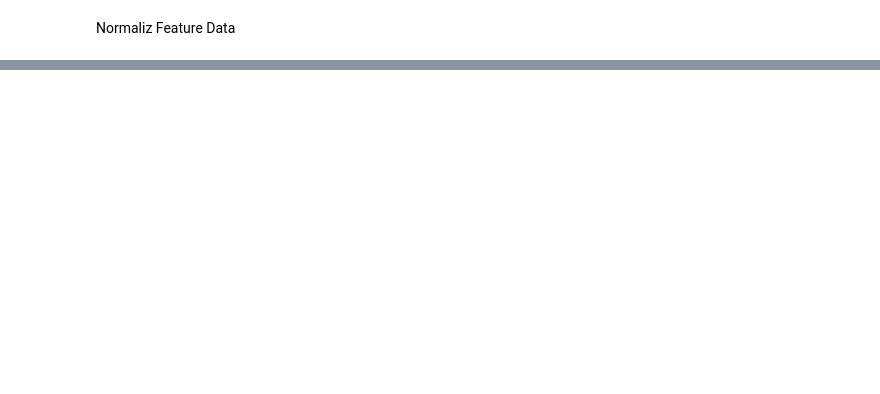
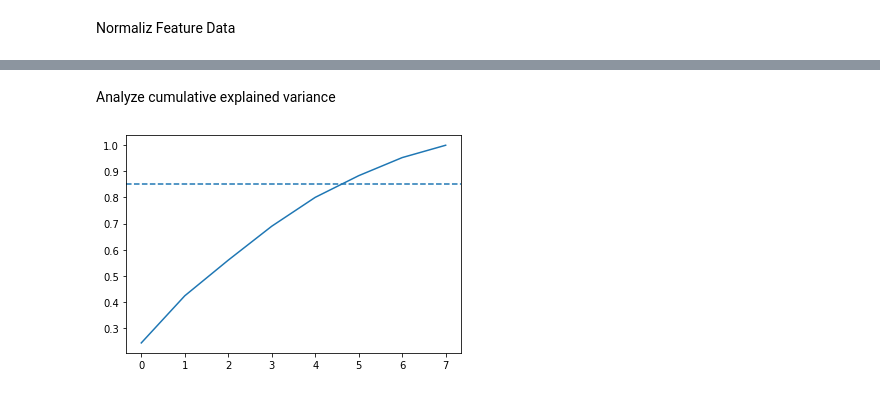
Before and after one commit to CristinaTRico/ClassifySongGenre, a Jupyter notebook: notebook.ipynb, the cells around one changed output, grey strips where cells are left out. Cells and saved outputs as stored; diff of their text form; code cells hidden in the pictures; blank space fills up the shorter version.

```diff
--- a/notebook.ipynb
+++ b/notebook.ipynb
@@ -64,0 +87,23 @@ scaled_train_features = scaler.fit_transform(features)
+# %% [markdown]
+Analyze cumulative explained variance
+# %%
+# Import numpy
+import numpy as np
+
+# Calculate the cumulative explained variance
+cum_exp_variance = np.cumsum(exp_variance)
+
+# Plot the cumulative explained variance and draw a dashed line at 0.85.
+fig, ax = plt.subplots()
+ax.plot(range(pca.n_components_), cum_exp_variance)
+ax.axhline(y=0.85, linestyle='--')
+
+# choose the n_components where about 85% of our variance can be explained
+n_components = 6
+
+# Perform PCA with the chosen number of components and project data onto components
+pca = PCA(n_components, random_state=10)
+pca.fit(scaled_train_features)
+pca_projection = pca.transform(scaled_train_features)
+# %% [output]
+[figure, added]
```
Also changed, not shown: parts of 2 cells of this notebook.
